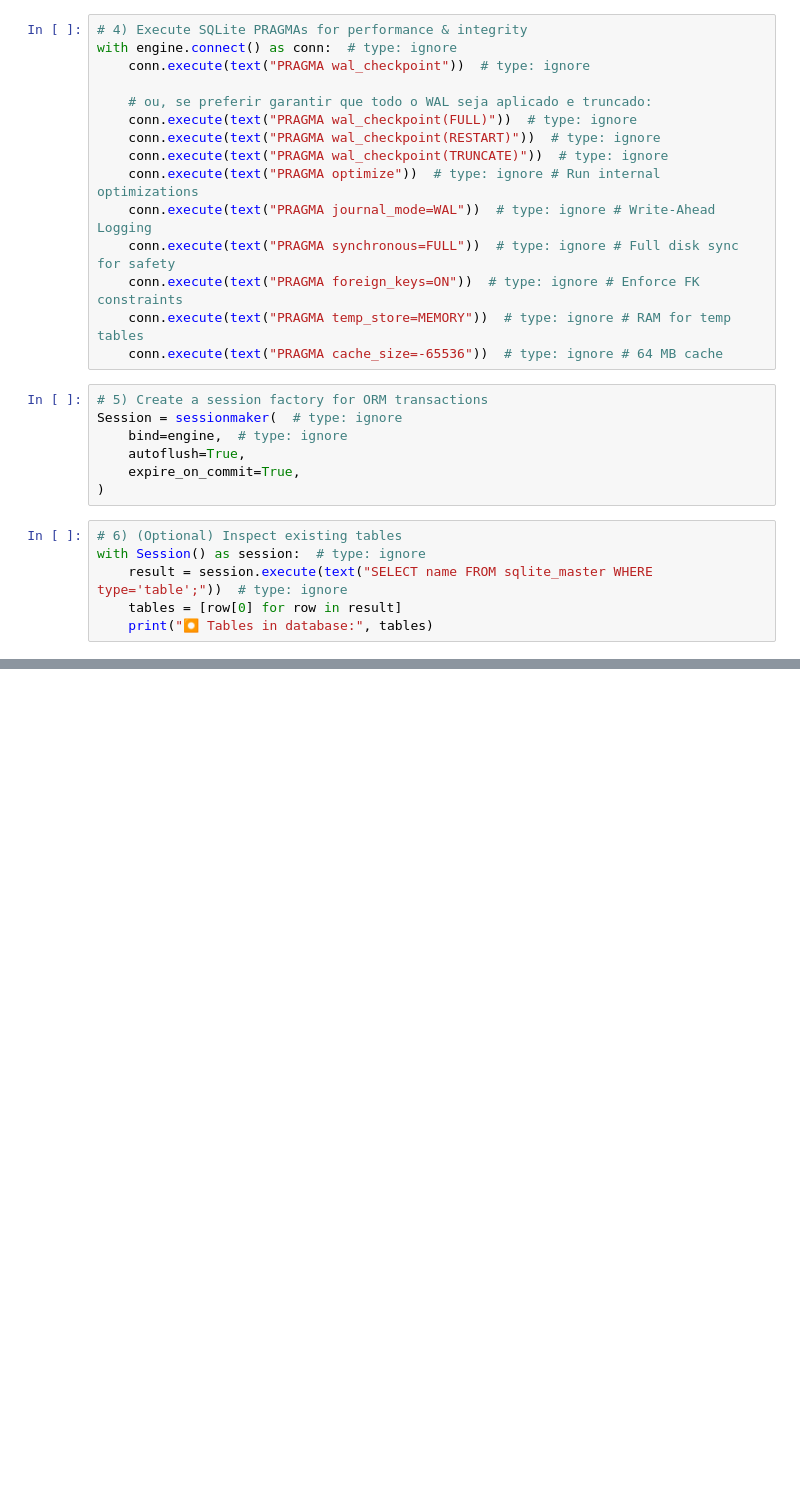
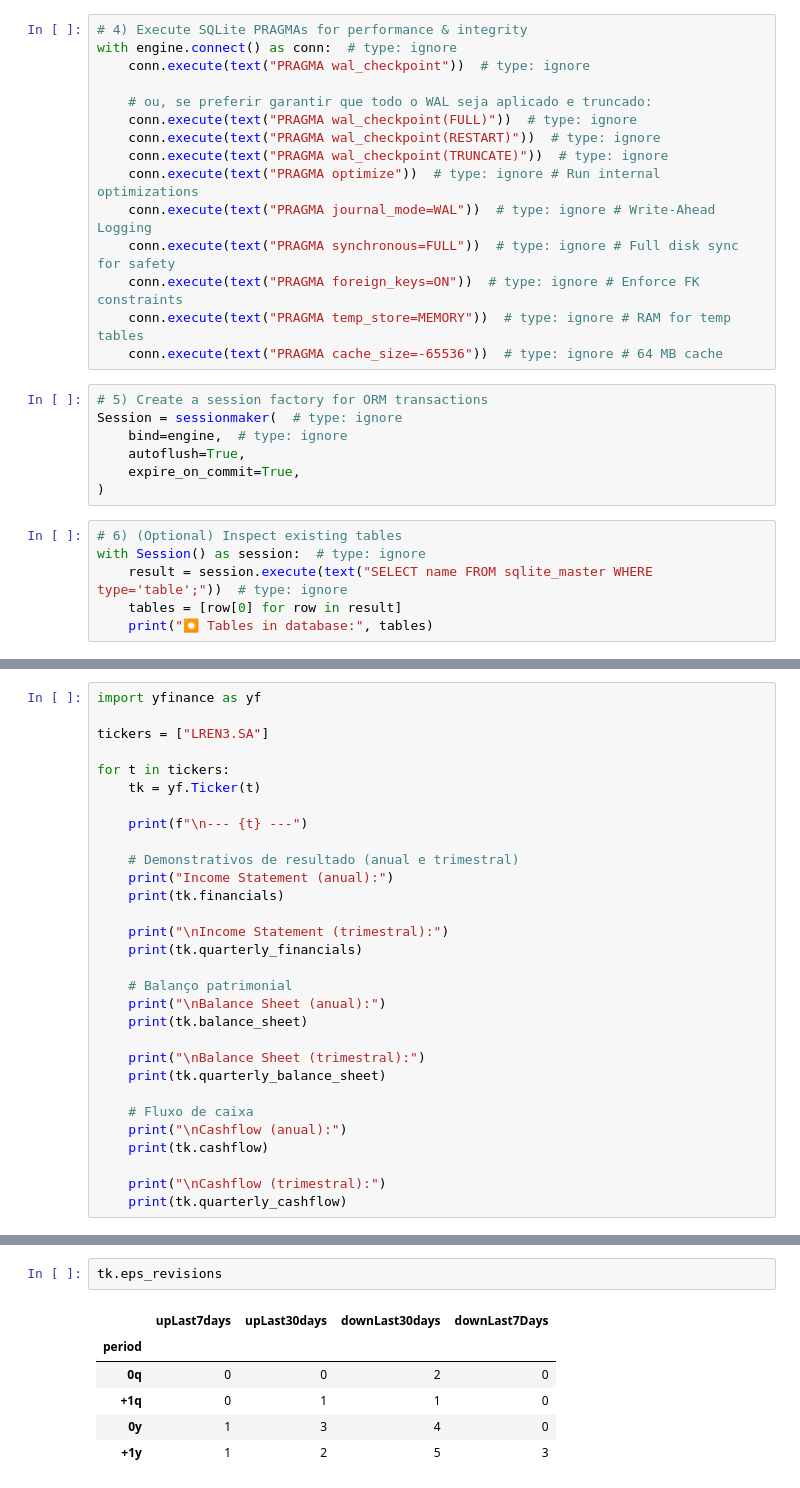
Before and after one commit to faustostangler/FLY, a Jupyter notebook: playgroung.ipynb, the cells around one changed output, grey strips where cells are left out. Cells and saved outputs as stored; diff of their text form; blank space fills up the shorter version.

```diff
--- a/playgroung.ipynb
+++ b/playgroung.ipynb
@@ -47,0 +150,30 @@ with Session() as session:  # type: ignore
+# %%
+import yfinance as yf
+
+tickers = ["LREN3.SA"]
+
+for t in tickers:
+    tk = yf.Ticker(t)
+
+    print(f"\n--- {t} ---")
+
+    # Demonstrativos de resultado (anual e trimestral)
+    print("Income Statement (anual):")
+    print(tk.financials)
+
+    print("\nIncome Statement (trimestral):")
+    print(tk.quarterly_financials)
+
+    # Balanço patrimonial
+    print("\nBalance Sheet (anual):")
+    print(tk.balance_sheet)
+
+    print("\nBalance Sheet (trimestral):")
+    print(tk.quarterly_balance_sheet)
+
+    # Fluxo de caixa
+    print("\nCashflow (anual):")
+    print(tk.cashflow)
+
+    print("\nCashflow (trimestral):")
+    print(tk.quarterly_cashflow)
@@ -47,0 +198,9 @@ with Session() as session:  # type: ignore
+# %%
+tk.eps_revisions
+# %% [output]
+|  | upLast7days | upLast30days | downLast30days | downLast7Days |
+| period |  |  |  |  |
+| 0q | 0 | 0 | 2 | 0 |
+| +1q | 0 | 1 | 1 | 0 |
+| 0y | 1 | 3 | 4 | 0 |
+| +1y | 1 | 2 | 5 | 3 |
```
Also changed, not shown: parts of 12 cells of this notebook, 9 other files.
